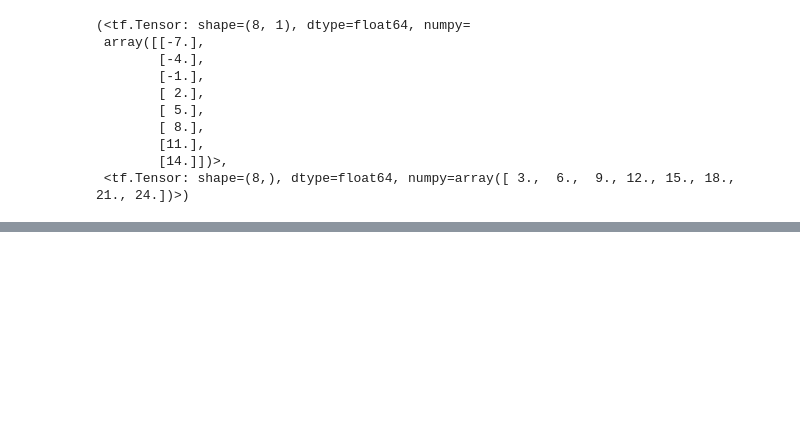
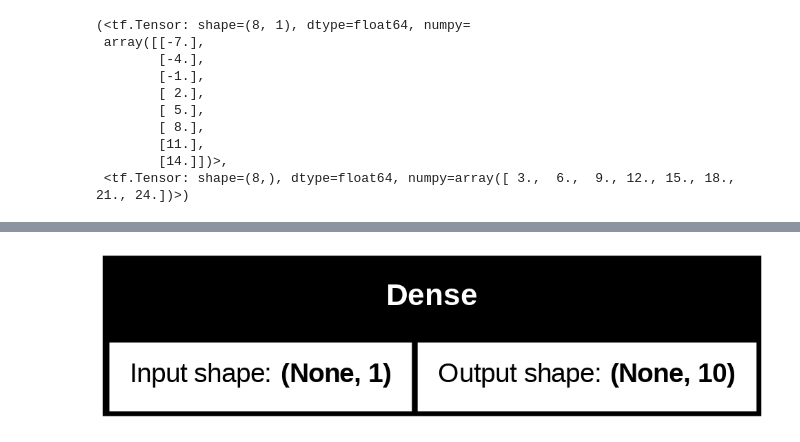
Before and after one commit to Glockrover/LearnTensorFlow, a Jupyter notebook: Neural_Network_Regression.ipynb, the cells around one changed output, grey strips where cells are left out. Drawn from its saved outputs; the diff is of its cells as text; code cells hidden in the pictures; blank space fills up the shorter version.

```diff
--- a/Neural_Network_Regression.ipynb
+++ b/Neural_Network_Regression.ipynb
@@ -207,0 +399,10 @@ array([[30.18234]], dtype=float32)
+# %%
+# Define a new model with 10 units in the Dense layer
+model = tf.keras.Sequential([
+    tf.keras.layers.Dense(10, input_shape=[1])
+])
+
+# Compile the model (using the same settings as before)
+model.compile(loss=tf.keras.losses.mae,
+              optimizer=tf.keras.optimizers.SGD(),
+              metrics=["mae"])
@@ -207,0 +422,6 @@ array([[30.18234]], dtype=float32)
+# %%
+from tensorflow.keras.utils import plot_model
+
+plot_model(model=model, show_shapes=True)
+# %% [output]
+[figure, added]
```
Also changed, not shown: parts of 29 cells of this notebook.
